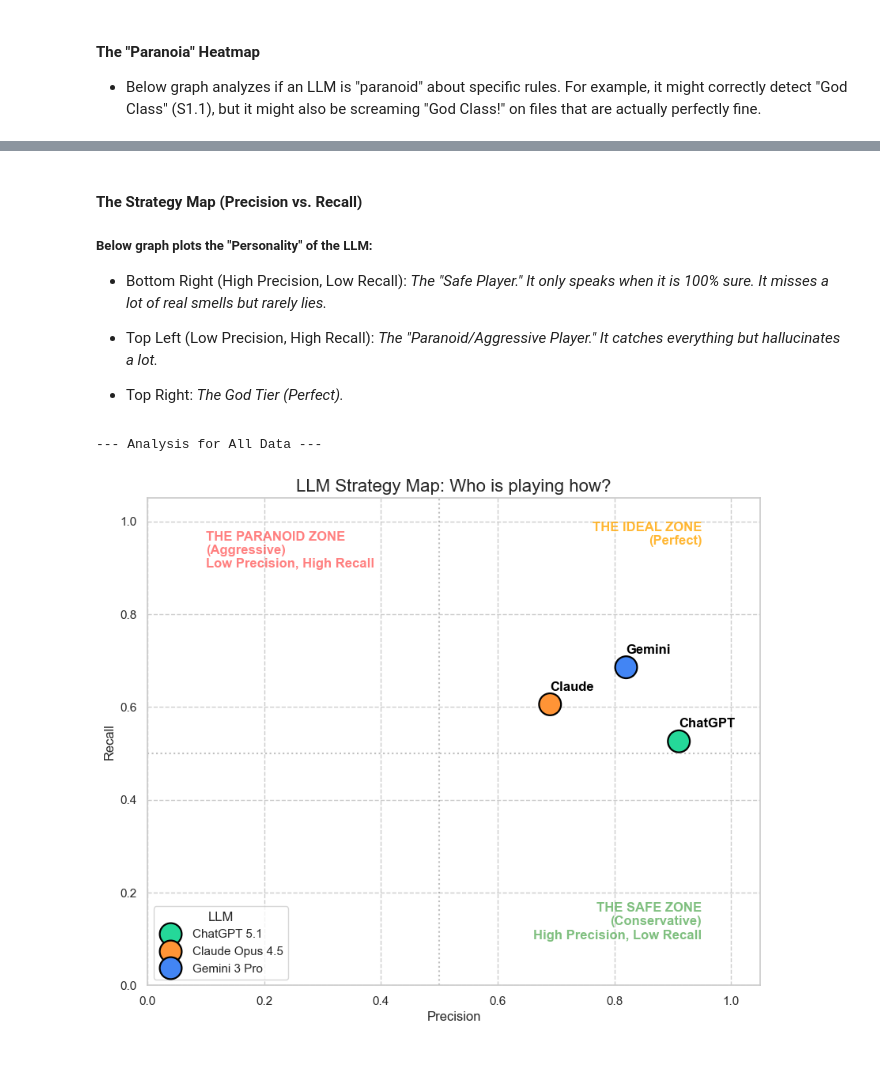
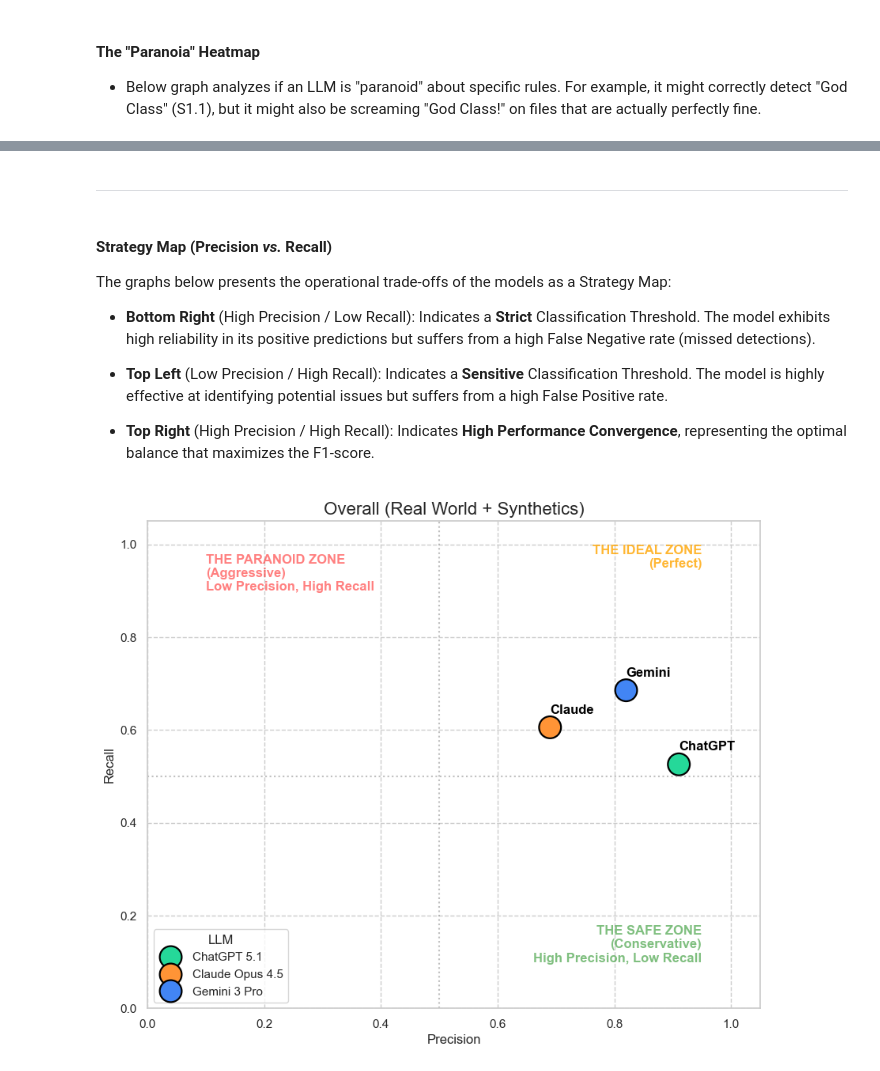
Before and after one commit to tarmoploom/detecting-uml-smells-using-llm, a Jupyter notebook: Results.ipynb, the cells around one changed output, grey strips where cells are left out. Saved outputs shown, nothing was run; the diff lists cells and outputs as text; code cells hidden in the pictures.

```diff
--- a/Results.ipynb
+++ b/Results.ipynb
@@ -130,24 +132,29 @@ results.plot_paranoia_heatmap(df)
 # %% [output]
 [figure]
 [interactive output not drawn]
+# %% [markdown]
+---
 # %% [markdown]
-#### The Strategy Map (Precision vs. Recall)
+#### Strategy Map (Precision _vs._ Recall)
 
-##### Below graph plots the "Personality" of the LLM:
+The graphs below presents the operational trade-offs of the models as a Strategy Map:
 
-* Bottom Right (High Precision, Low Recall): *The "Safe Player." It only speaks when it is 100% sure. It misses a lot of real smells but rarely lies.*
 
-* Top Left (Low Precision, High Recall): *The "Paranoid/Aggressive Player." It catches everything but hallucinates a lot.*
+*   **Bottom Right** (High Precision / Low Recall):
+    Indicates a **Strict** Classification Threshold. The model exhibits high reliability in its positive predictions but suffers from a high False Negative rate (missed detections).
 
-* Top Right: *The God Tier (Perfect).*
+*   **Top Left** (Low Precision / High Recall):
+    Indicates a **Sensitive** Classification Threshold. The model is highly effective at identifying potential issues but suffers from a high False Positive rate.
+
+*   **Top Right** (High Precision / High Recall):
+    Indicates **High Performance Convergence**, representing the optimal balance that maximizes the F1-score.
 # %%
 # Define custom groups we want to analyze
 all_categories = {
-    "All Data": df['Category'].unique()
+    "Overall (Real World + Synthetics)": df['Category'].unique()
 }
 
 results.plot_strategy_map(df, all_categories)
 # %% [output]
---- Analysis for All Data ---
-[figure, old version]
+[figure, new version]
 # %% [markdown]
```
Also changed, not shown: parts of 15 cells of this notebook, 2 other files.
